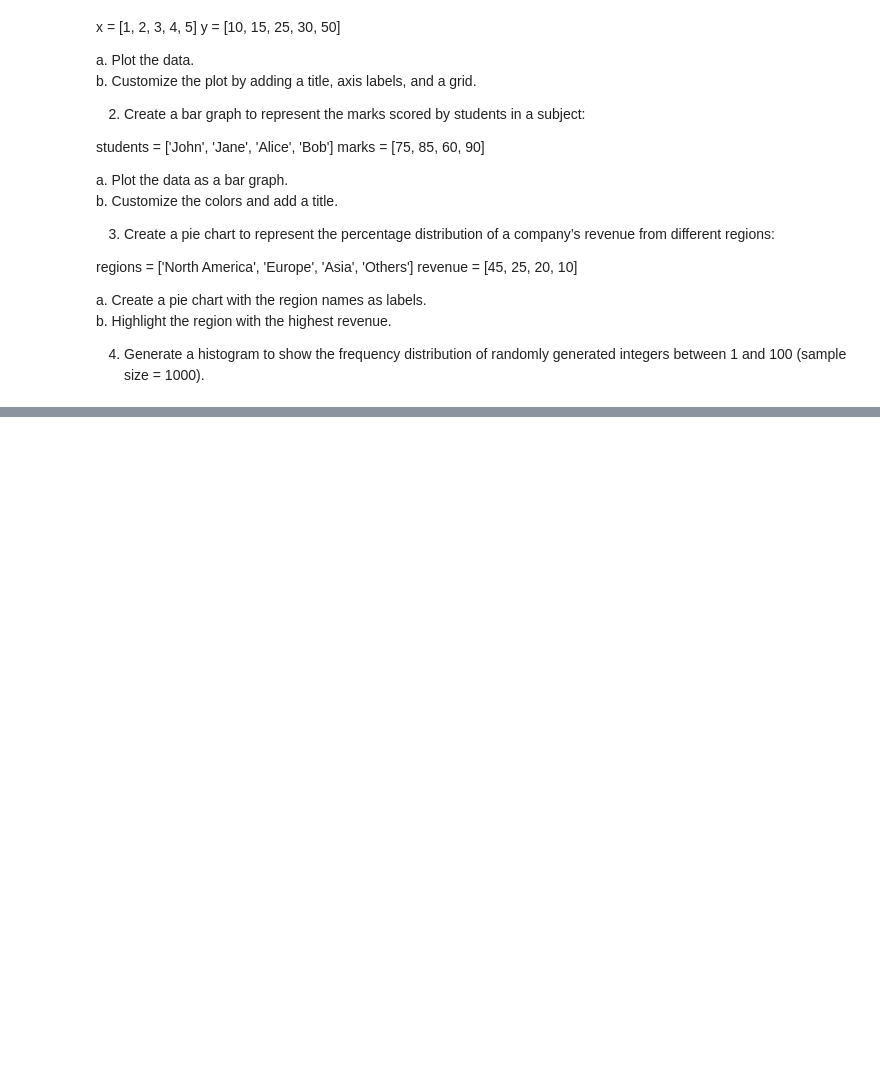
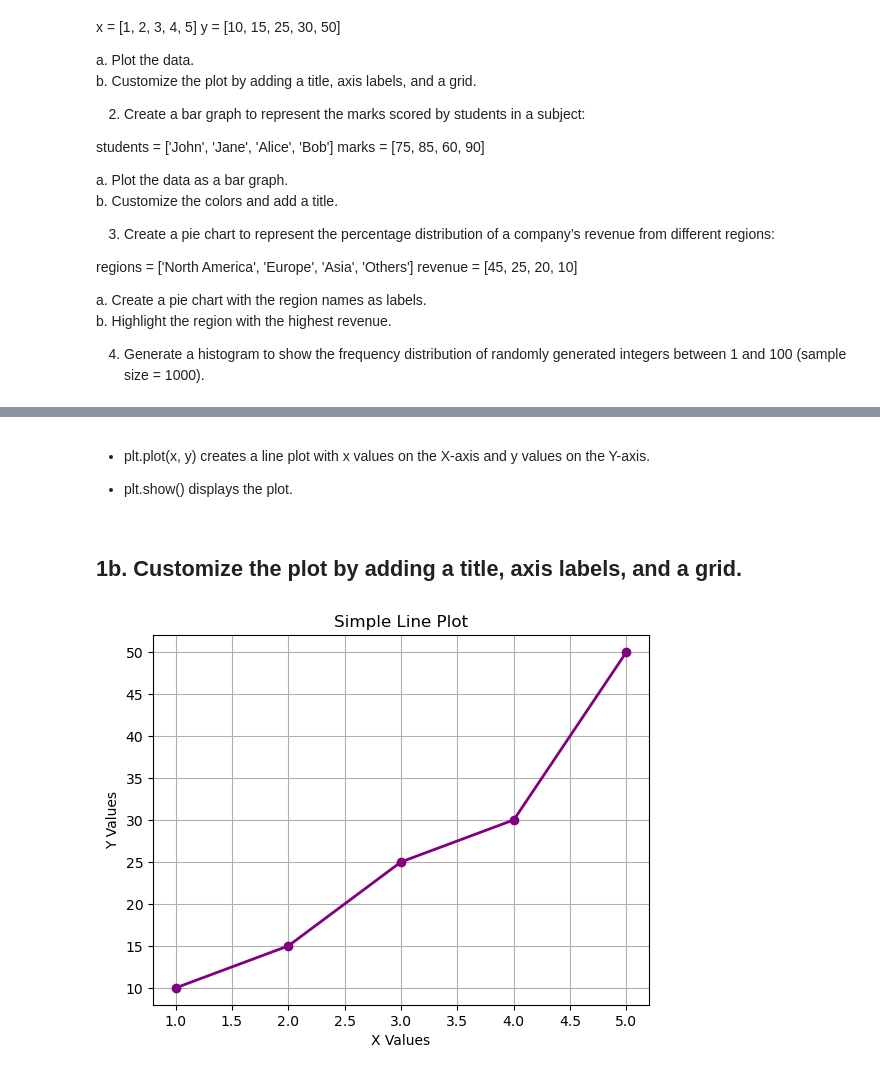
Before and after one commit to KiranPhondake/Advanced-Python-Tools-Assignment-DS, a Jupyter notebook: matplotlib_assignment.ipynb, the cells around one changed output, grey strips where cells are left out. Drawn from its saved outputs; the diff is of its cells as text; code cells hidden in the pictures; blank space fills up the shorter version.

```diff
--- a/matplotlib_assignment.ipynb
+++ b/matplotlib_assignment.ipynb
@@ -47,0 +63,15 @@ Step 2 Create a new Python script matplotlib_assignment.ipynb. Import Matplotlib
+# %% [markdown]
+* plt.plot(x, y) creates a line plot with x values on the X-axis and y values on the Y-axis.
+
+* plt.show() displays the plot.
+# %% [markdown]
+## 1b. Customize the plot by adding a title, axis labels, and a grid.
+# %%
+plt.plot(x, y, color='Purple',marker='o', linestyle='-', linewidth=2)
+plt.title("Simple Line Plot")
+plt.xlabel("X Values")
+plt.ylabel("Y Values")
+plt.grid(True)
+plt.show()
+# %% [output]
+[figure, added]
```
Also changed, not shown: parts of 23 cells of this notebook, 2 other files.
